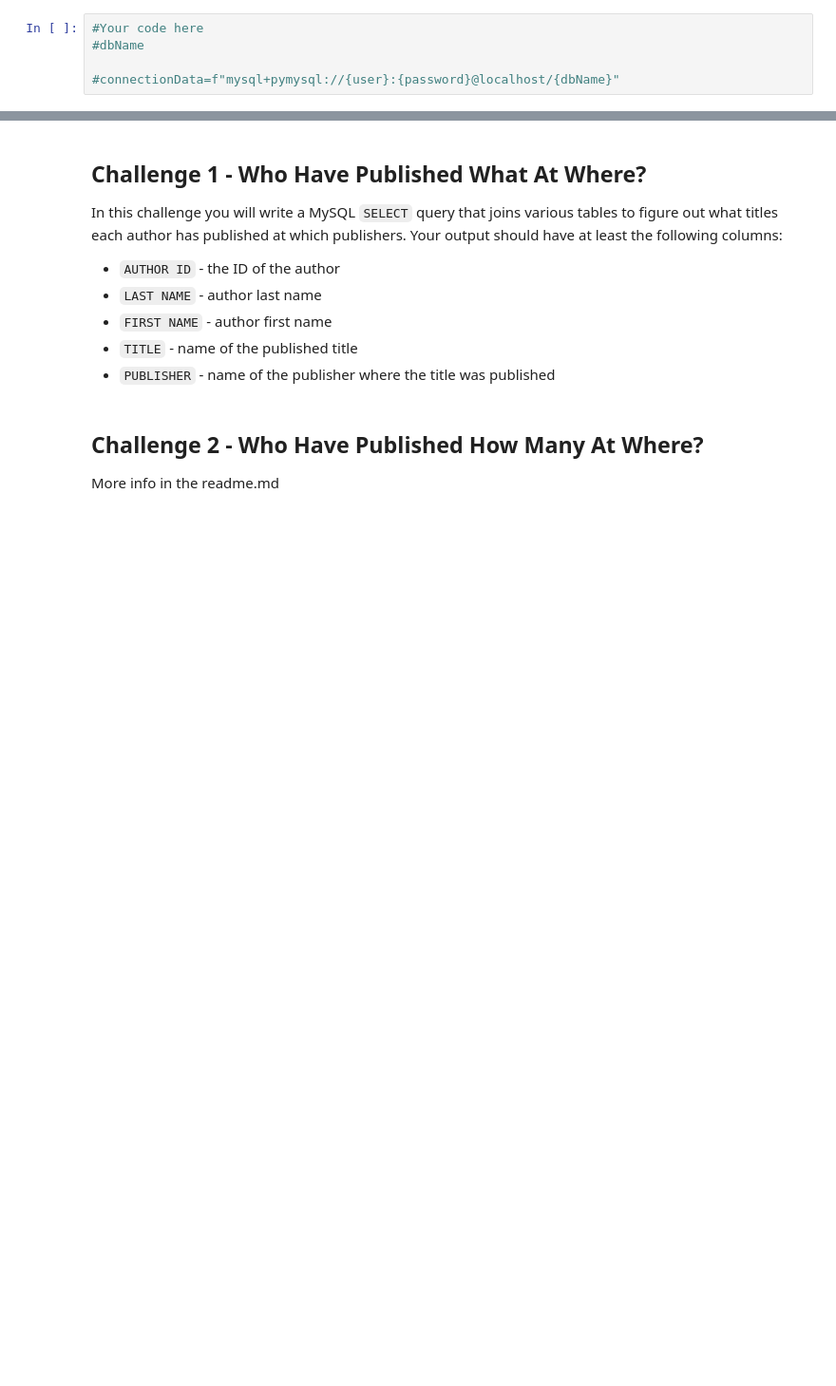
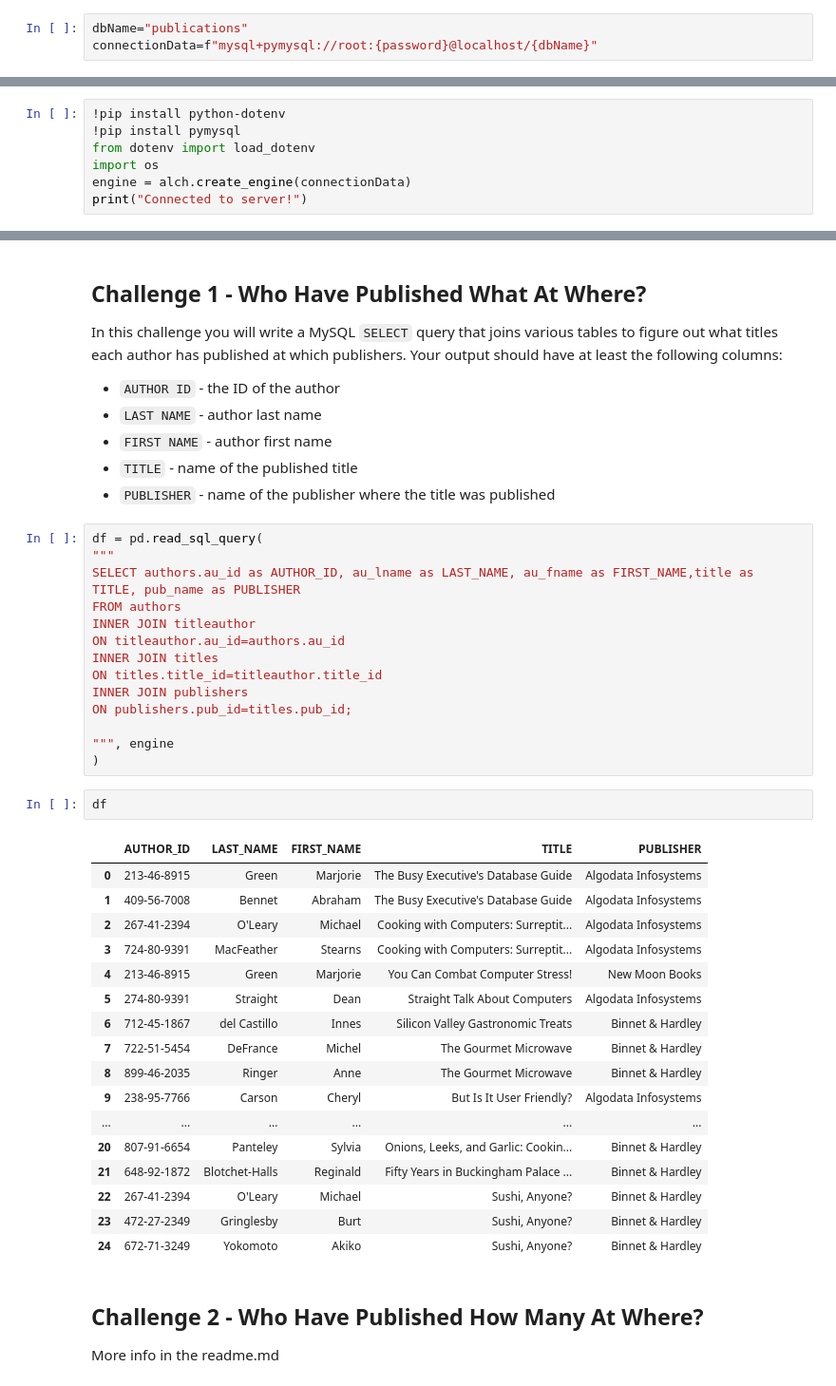
Before and after one commit to Ironhack-Data-Madrid-Marzo-2021/lab-mysql-select, a Jupyter notebook: your-code/main.ipynb, the cells around one changed output, grey strips where cells are left out. Shown at 95% size. Cells and saved outputs as stored; diff of their text form; blank space fills up the shorter version.

```diff
--- a/your-code/main.ipynb
+++ b/your-code/main.ipynb
@@ -14,9 +15,7 @@ You can choose to do this with getpass or with an environment variable.
 # %% [markdown]
 ### Establishes the connection to the database
 # %%
-#Your code here
-#dbName
-
-#connectionData=f"mysql+pymysql://{user}:{password}@localhost/{dbName}"
+dbName="publications"
+connectionData=f"mysql+pymysql://root:{password}@localhost/{dbName}"
 # %% [markdown]
 ### Remember to create the engine
@@ -26,0 +22,7 @@ print("Connected to server!")
+# %%
+!pip install python-dotenv
+!pip install pymysql
+from dotenv import load_dotenv
+import os
+engine = alch.create_engine(connectionData)
+print("Connected to server!")
@@ -33,6 +39,40 @@ In this challenge you will write a MySQL `SELECT` query that joins various table
 * `FIRST NAME` - author first name
 * `TITLE` - name of the published title
 * `PUBLISHER` - name of the publisher where the title was published
+# %%
+df = pd.read_sql_query(
+"""
+SELECT authors.au_id as AUTHOR_ID, au_lname as LAST_NAME, au_fname as FIRST_NAME,title as TITLE, pub_name as PUBLISHER
+FROM authors
+INNER JOIN titleauthor
+ON titleauthor.au_id=authors.au_id
+INNER JOIN titles
+ON titles.title_id=titleauthor.title_id
+INNER JOIN publishers
+ON publishers.pub_id=titles.pub_id;
+
+""", engine
+)
+# %%
+df
+# %% [output]
+|  | AUTHOR_ID | LAST_NAME | FIRST_NAME | TITLE | PUBLISHER |
+| 0 | 213-46-8915 | Green | Marjorie | The Busy Executive's Database Guide | Algodata Infosystems |
+| 1 | 409-56-7008 | Bennet | Abraham | The Busy Executive's Database Guide | Algodata Infosystems |
+| 2 | 267-41-2394 | O'Leary | Michael | Cooking with Computers: Surreptit... | Algodata Infosystems |
+| 3 | 724-80-9391 | MacFeather | Stearns | Cooking with Computers: Surreptit... | Algodata Infosystems |
+| 4 | 213-46-8915 | Green | Marjorie | You Can Combat Computer Stress! | New Moon Books |
+| 5 | 274-80-9391 | Straight | Dean | Straight Talk About Computers | Algodata Infosystems |
+| 6 | 712-45-1867 | del Castillo | Innes | Silicon Valley Gastronomic Treats | Binnet & Hardley |
+| 7 | 722-51-5454 | DeFrance | Michel | The Gourmet Microwave | Binnet & Hardley |
+| 8 | 899-46-2035 | Ringer | Anne | The Gourmet Microwave | Binnet & Hardley |
+| 9 | 238-95-7766 | Carson | Cheryl | But Is It User Friendly? | Algodata Infosystems |
+| ... | ... | ... | ... | ... | ... |
+| 20 | 807-91-6654 | Panteley | Sylvia | Onions, Leeks, and Garlic: Cookin... | Binnet & Hardley |
+| 21 | 648-92-1872 | Blotchet-Halls | Reginald | Fifty Years in Buckingham Palace ... | Binnet & Hardley |
+| 22 | 267-41-2394 | O'Leary | Michael | Sushi, Anyone? | Binnet & Hardley |
+| 23 | 472-27-2349 | Gringlesby | Burt | Sushi, Anyone? | Binnet & Hardley |
+| 24 | 672-71-3249 | Yokomoto | Akiko | Sushi, Anyone? | Binnet & Hardley |
 # %% [markdown]
 ## Challenge 2 - Who Have Published How Many At Where?
 More info in the readme.md
```
Also changed, not shown: parts of 8 cells of this notebook, 1 other file.
